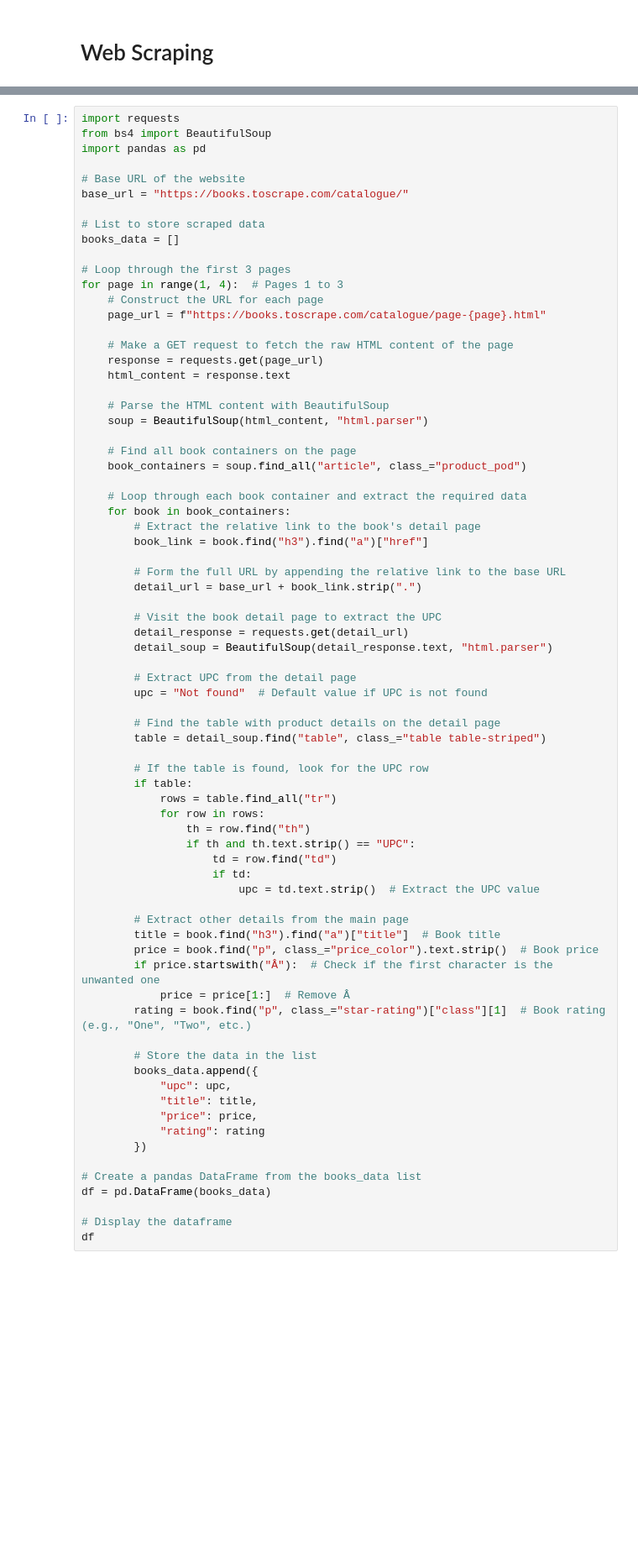
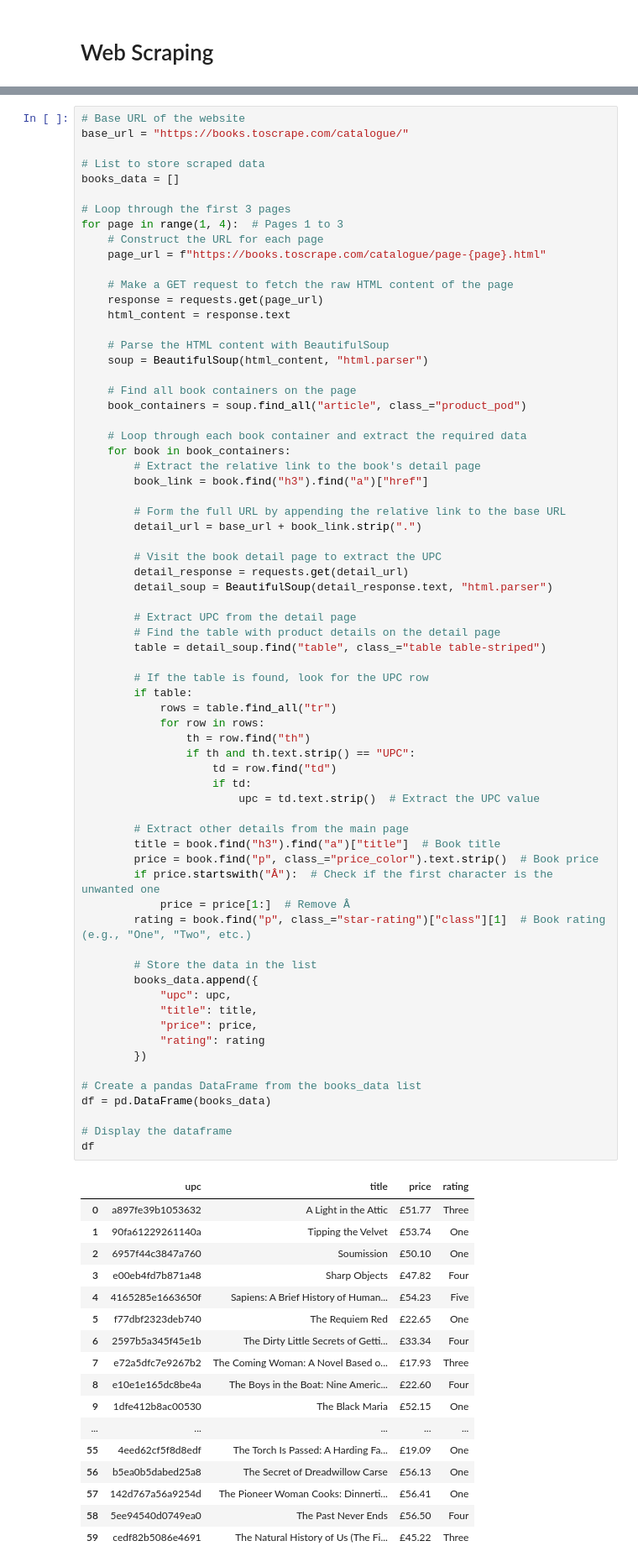
Before and after one commit to BenjaminTillius/su-mt4007, a Jupyter notebook: HW5/HW5.ipynb, the cells around one changed output, grey strips where cells are left out. Shown: that part at 84% size. Cells and saved outputs as stored; diff of their text form; blank space fills up the shorter version.

```diff
--- a/HW5/HW5.ipynb
+++ b/HW5/HW5.ipynb
@@ -229,8 +150,4 @@ df
 # %%
-import requests
-from bs4 import BeautifulSoup
-import pandas as pd
-
 # Base URL of the website
 base_url = "https://books.toscrape.com/catalogue/"
 
@@ -265,38 +182,54 @@ for page in range(1, 4):  # Pages 1 to 3
         detail_soup = BeautifulSoup(detail_response.text, "html.parser")
 
         # Extract UPC from the detail page
-        upc = "Not found"  # Default value if UPC is not found
-
         # Find the table with product details on the detail page
         table = detail_soup.find("table", class_="table table-striped")
 
         # If the table is found, look for the UPC row
         if table:
             rows = table.find_all("tr")
             for row in rows:
                 th = row.find("th")
                 if th and th.text.strip() == "UPC":
                     td = row.find("td")
                     if td:
                         upc = td.text.strip()  # Extract the UPC value
 
         # Extract other details from the main page
         title = book.find("h3").find("a")["title"]  # Book title
         price = book.find("p", class_="price_color").text.strip()  # Book price
         if price.startswith("Â"):  # Check if the first character is the unwanted one
             price = price[1:]  # Remove Â
         rating = book.find("p", class_="star-rating")["class"][1]  # Book rating (e.g., "One", "Two", etc.)
 
         # Store the data in the list
         books_data.append({
             "upc": upc,
             "title": title,
             "price": price,
             "rating": rating
         })
 
 # Create a pandas DataFrame from the books_data list
 df = pd.DataFrame(books_data)
 
 # Display the dataframe
 df
+# %% [output]
+|  | upc | title | price | rating |
+| 0 | a897fe39b1053632 | A Light in the Attic | £51.77 | Three |
+| 1 | 90fa61229261140a | Tipping the Velvet | £53.74 | One |
+| 2 | 6957f44c3847a760 | Soumission | £50.10 | One |
+| 3 | e00eb4fd7b871a48 | Sharp Objects | £47.82 | Four |
+| 4 | 4165285e1663650f | Sapiens: A Brief History of Human... | £54.23 | Five |
+| 5 | f77dbf2323deb740 | The Requiem Red | £22.65 | One |
+| 6 | 2597b5a345f45e1b | The Dirty Little Secrets of Getti... | £33.34 | Four |
+| 7 | e72a5dfc7e9267b2 | The Coming Woman: A Novel Based o... | £17.93 | Three |
+| 8 | e10e1e165dc8be4a | The Boys in the Boat: Nine Americ... | £22.60 | Four |
+| 9 | 1dfe412b8ac00530 | The Black Maria | £52.15 | One |
+| ... | ... | ... | ... | ... |
+| 55 | 4eed62cf5f8d8edf | The Torch Is Passed: A Harding Fa... | £19.09 | One |
+| 56 | b5ea0b5dabed25a8 | The Secret of Dreadwillow Carse | £56.13 | One |
+| 57 | 142d767a56a9254d | The Pioneer Woman Cooks: Dinnerti... | £56.41 | One |
+| 58 | 5ee94540d0749ea0 | The Past Never Ends | £56.50 | Four |
+| 59 | cedf82b5086e4691 | The Natural History of Us (The Fi... | £45.22 | Three |
```
Also changed, not shown: parts of 6 cells of this notebook, 3 other files.
